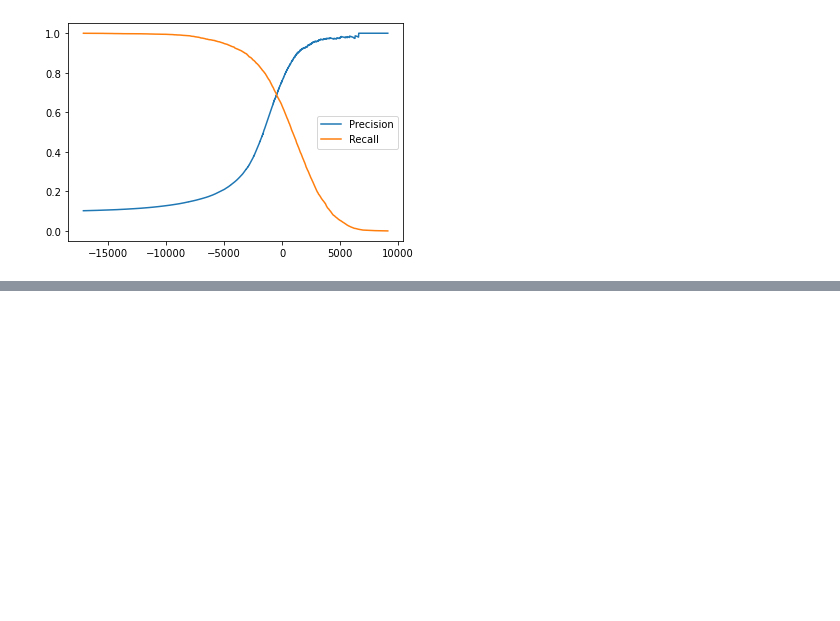
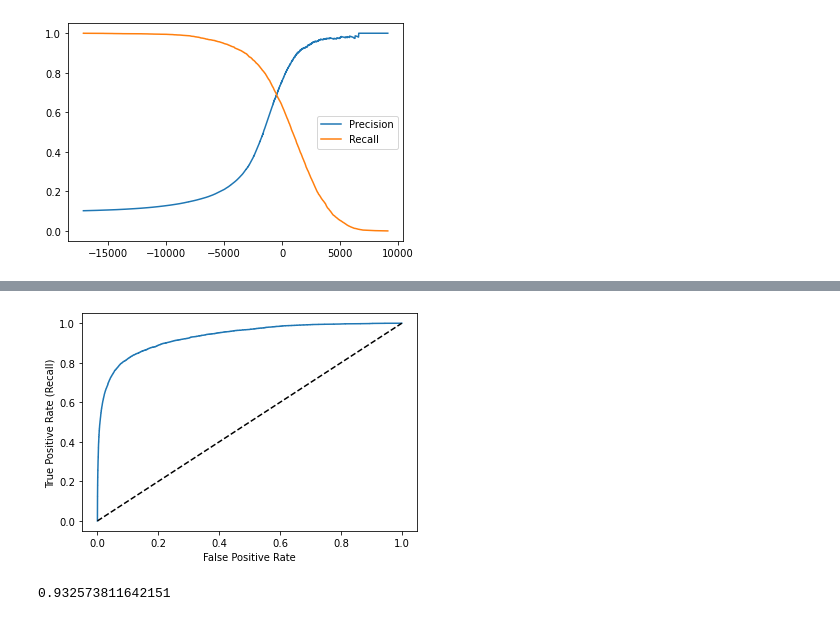
Before and after one commit to MarcelDeSutter/udemy_machine_learning, a Jupyter notebook: notebooks/01-03_Beispielprojekt_Klassifikation.ipynb, the cells around one changed output, grey strips where cells are left out. Drawn from its saved outputs; the diff is of its cells as text; code cells hidden in the pictures; blank space fills up the shorter version.

```diff
--- a/notebooks/01-03_Beispielprojekt_Klassifikation.ipynb
+++ b/notebooks/01-03_Beispielprojekt_Klassifikation.ipynb
@@ -356,0 +377,17 @@ plt.legend();
+# %%
+from sklearn.metrics import roc_curve
+
+false_positive_rates, true_positives_rates, thresholds = roc_curve(y_train_8, scores)
+# %%
+plt.plot(false_positive_rates, true_positives_rates)
+plt.plot([0, 1], [0, 1], 'k--') # Diagonalgerade
+plt.ylabel("True Positive Rate (Recall)")
+plt.xlabel("False Positive Rate");
+# %% [output]
+[figure, added]
+# %%
+from sklearn.metrics import roc_auc_score
+
+roc_auc_score(y_train_8, scores)
+# %% [output]
+0.932573811642151
```
Also changed, not shown: parts of 9 cells of this notebook.
